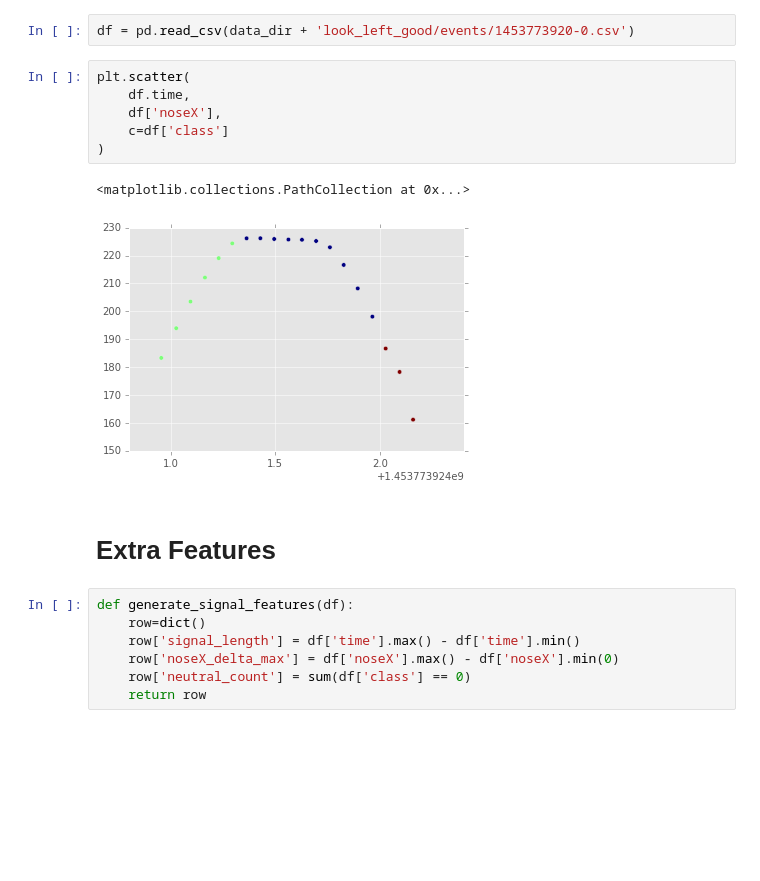
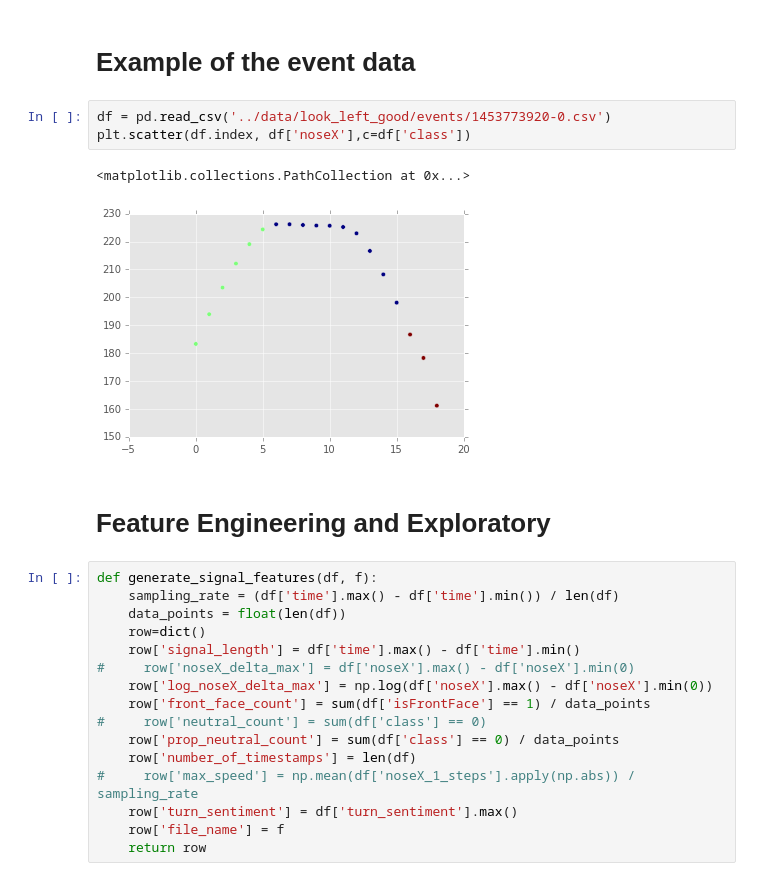
Before and after one commit to chrisngan24/fydp, a Jupyter notebook: experimental/head_turn_sentiment/analysis/explore.ipynb, the cells around one changed output. Cells and saved outputs as stored; diff of their text form; blank space fills up the shorter version.

Commit message:
Modified output graphs

```diff
--- a/experimental/head_turn_sentiment/analysis/explore.ipynb
+++ b/experimental/head_turn_sentiment/analysis/explore.ipynb
@@ -32,22 +44,28 @@ left_dir = data_dir + 'look_left_good/events'
+# %% [markdown]
+# Example of the event data
 # %%
-df = pd.read_csv(data_dir + 'look_left_good/events/1453773920-0.csv')
+df = pd.read_csv('../data/look_left_good/events/1453773920-0.csv')
+plt.scatter(df.index, df['noseX'],c=df['class'])
+# %% [output]
+<matplotlib.collections.PathCollection at 0x...>
+[figure, added]
-# %%
-plt.scatter(
-    df.time,
-    df['noseX'],
-    c=df['class']
-)
-# %% [output]
-<matplotlib.collections.PathCollection at 0x...>
-[figure, removed]
-# %% [markdown]
-# Extra Features
+# %% [markdown]
+# Feature Engineering and Exploratory
 # %%
-def generate_signal_features(df):
+def generate_signal_features(df, f):
+    sampling_rate = (df['time'].max() - df['time'].min()) / len(df)
+    data_points = float(len(df))
     row=dict()
     row['signal_length'] = df['time'].max() - df['time'].min()
-    row['noseX_delta_max'] = df['noseX'].max() - df['noseX'].min(0)
-    row['neutral_count'] = sum(df['class'] == 0)
+#     row['noseX_delta_max'] = df['noseX'].max() - df['noseX'].min(0)
+    row['log_noseX_delta_max'] = np.log(df['noseX'].max() - df['noseX'].min(0))
+    row['front_face_count'] = sum(df['isFrontFace'] == 1) / data_points
+#     row['neutral_count'] = sum(df['class'] == 0)
+    row['prop_neutral_count'] = sum(df['class'] == 0) / data_points
+    row['number_of_timestamps'] = len(df)
+#     row['max_speed'] = np.mean(df['noseX_1_steps'].apply(np.abs)) / sampling_rate
+    row['turn_sentiment'] = df['turn_sentiment'].max()
+    row['file_name'] = f
     return row
 # %%
 events = []
```
Also changed, not shown: parts of 9 cells of this notebook, 2 other files.
